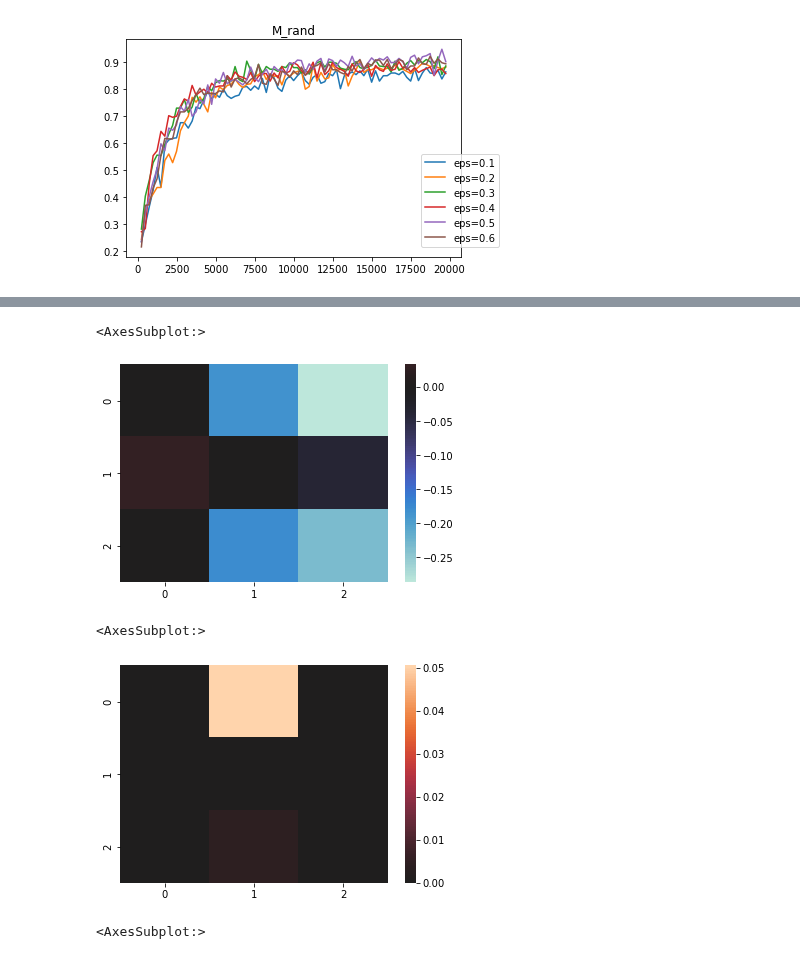
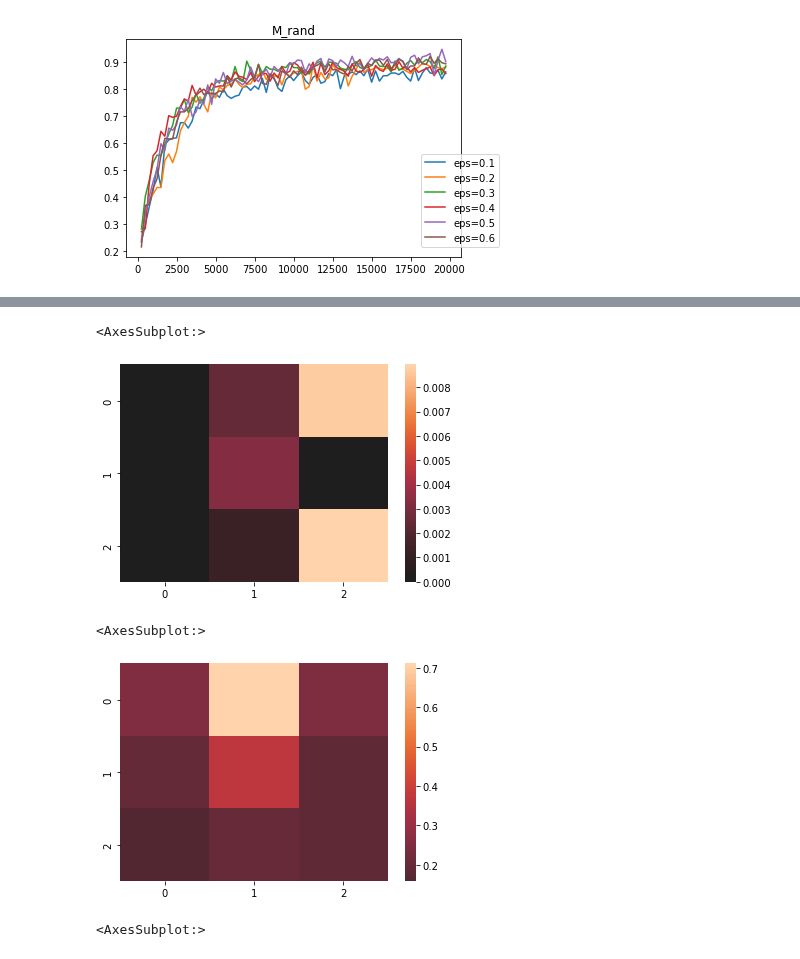
Before and after one commit to giuliamesc/tic_tac_toe, a Jupyter notebook: main_debug.ipynb, the cells around one changed output, grey strips where cells are left out. Drawn from its saved outputs; the diff is of its cells as text; code cells hidden in the pictures.

Commit message:
heatmaps

```diff
--- a/main_debug.ipynb
+++ b/main_debug.ipynb
@@ -654,16 +677,17 @@ for N_star in N_star_vec :
 # %%
 #Question 10
-states1 = game.q_player1.get_state_key(np.array([[1, 0., 0.], [0., -1, 0.], [1, 0., 0.]]))
+#states1 = game.q_player1.get_state_key(np.array([[0, 0., 1.], [0., 0., 1.], [-1., 0., 0.]]))
+states1 = '[ 1.  0.  0. -1.  0.  1. -1.  0.  0.]'
 sn.heatmap(game.q_player1.states_value[states1].reshape(3,3), center=0)
 # %% [output]
 <AxesSubplot:>
-[figure, old version]
+[figure, new version]
 # %%
-states2 = game.q_player1.get_state_key(np.array([[1, 0., 0.], [-1, -1, 1], [1, 0., 0.]]))
+states2 = '[0. 0. 0. 0. 0. 0. 0. 0. 0.]'
 sn.heatmap(game.q_player1.states_value[states2].reshape(3,3), center=0)
 # %% [output]
 <AxesSubplot:>
-[figure, old version]
+[figure, new version]
 # %%
 states3 = game.q_player1.get_state_key(np.array([[1, -1, 0.], [-1, -1, 1], [1, 1, 0.]]))
 sn.heatmap(game.q_player1.states_value[states3].reshape(3,3), center=0)
```
Also changed, not shown: parts of 2 cells of this notebook.
